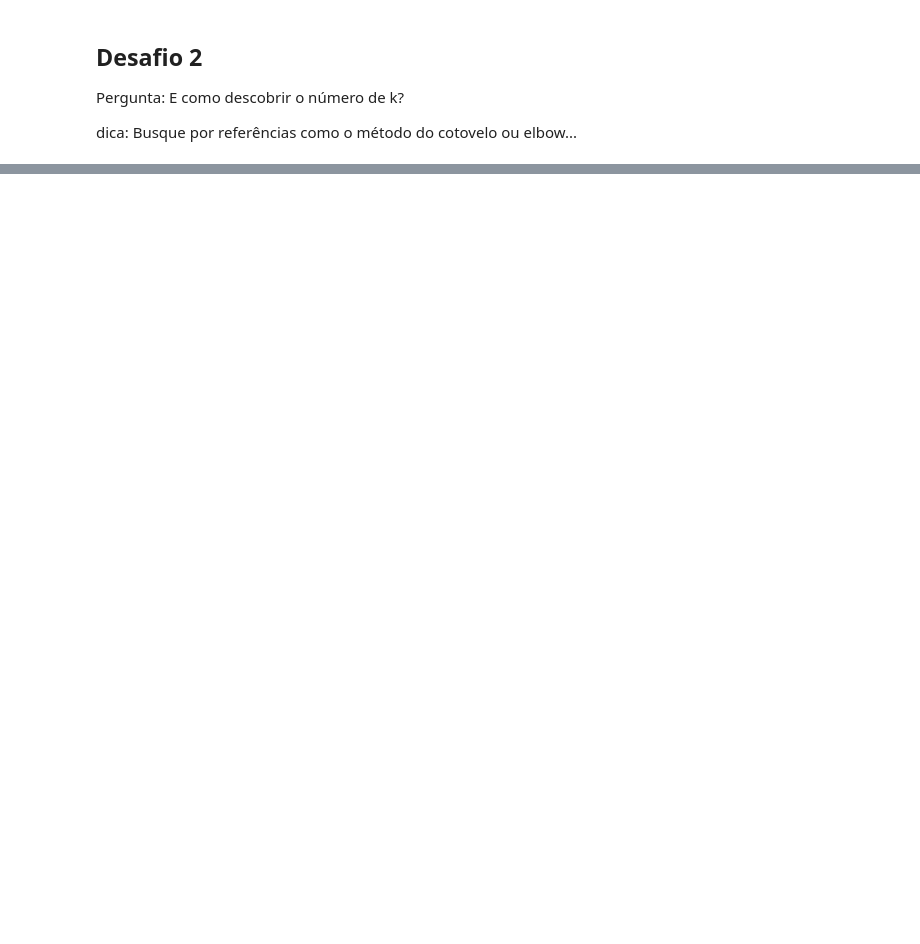
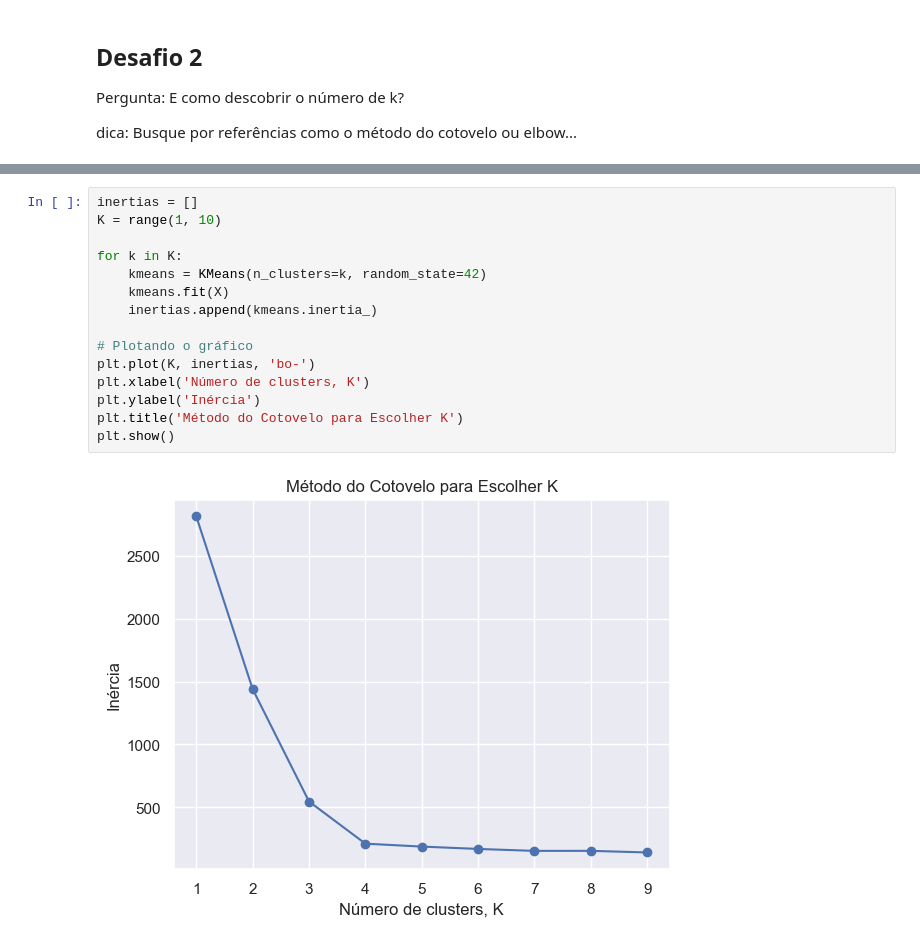
Before and after one commit to arnaldojr/cognitivecomputing, a Jupyter notebook: material/aulas/IA/lab-01/aula5.ipynb, the cells around one changed output, grey strips where cells are left out. Saved outputs shown, nothing was run; the diff lists cells and outputs as text; blank space fills up the shorter version.

```diff
--- a/material/aulas/IA/lab-01/aula5.ipynb
+++ b/material/aulas/IA/lab-01/aula5.ipynb
@@ -165,0 +102,17 @@ Text(0.5, 1.0, 'DBScan')
+# %%
+inertias = []
+K = range(1, 10)
+
+for k in K:
+    kmeans = KMeans(n_clusters=k, random_state=42)
+    kmeans.fit(X)
+    inertias.append(kmeans.inertia_)
+
+# Plotando o gráfico
+plt.plot(K, inertias, 'bo-')
+plt.xlabel('Número de clusters, K')
+plt.ylabel('Inércia')
+plt.title('Método do Cotovelo para Escolher K')
+plt.show()
+# %% [output]
+[figure, added]
```
Also changed, not shown: parts of 15 cells of this notebook, 2 other files.
